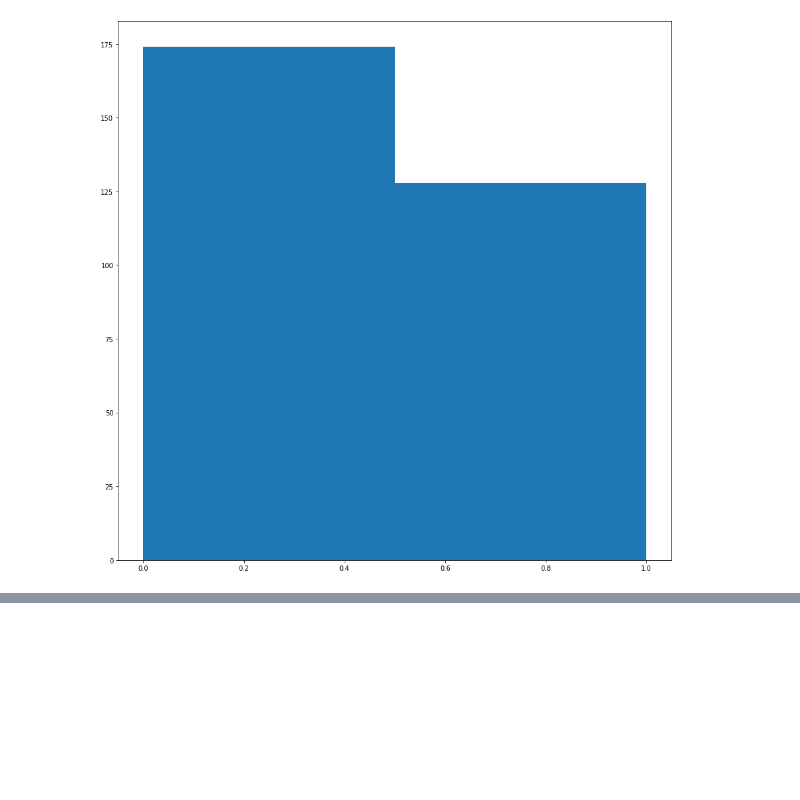
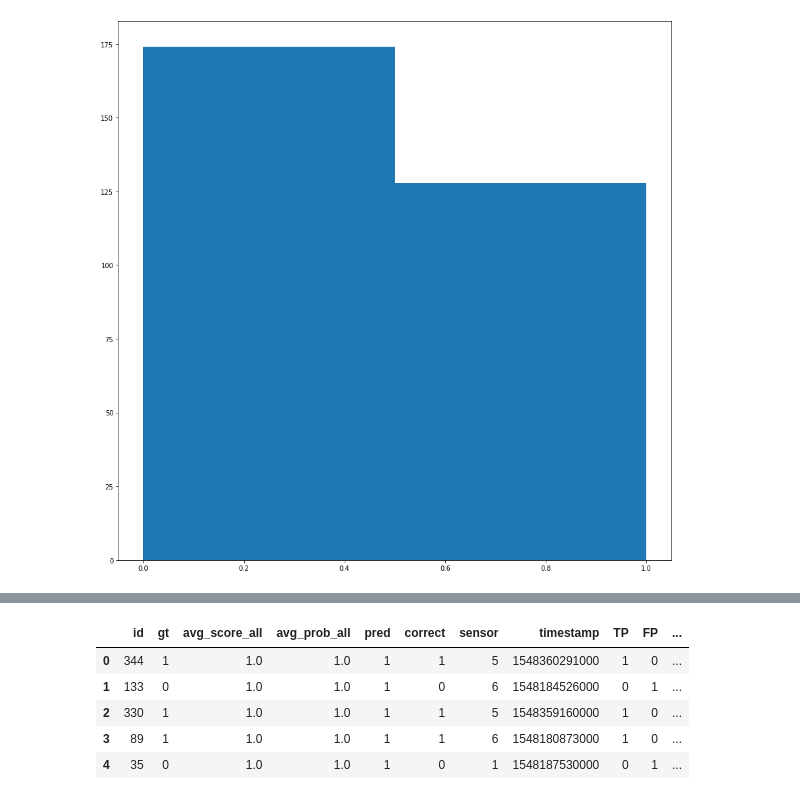
Before and after one commit to akashc1/projects, a Jupyter notebook: PAC_research_sample.ipynb, the cells around one changed output, grey strips where cells are left out. Cells and saved outputs as stored; diff of their text form; code cells hidden in the pictures; blank space fills up the shorter version.

```diff
--- a/PAC_research_sample.ipynb
+++ b/PAC_research_sample.ipynb
@@ -341,0 +390,9 @@ def calc_final_metrics(model, all_data, val_ids, int_id_map):
+# %%
+df.head()
+# %% [output]
+|  | id | gt | avg_score_all | avg_prob_all | pred | correct | sensor | timestamp | TP | FP | ... |
+| 0 | 344 | 1 | 1.0 | 1.0 | 1 | 1 | 5 | 1548360291000 | 1 | 0 | ... |
+| 1 | 133 | 0 | 1.0 | 1.0 | 1 | 0 | 6 | 1548184526000 | 0 | 1 | ... |
+| 2 | 330 | 1 | 1.0 | 1.0 | 1 | 1 | 5 | 1548359160000 | 1 | 0 | ... |
+| 3 | 89 | 1 | 1.0 | 1.0 | 1 | 1 | 6 | 1548180873000 | 1 | 0 | ... |
+| 4 | 35 | 0 | 1.0 | 1.0 | 1 | 0 | 1 | 1548187530000 | 0 | 1 | ... |
```
Also changed, not shown: parts of 14 cells of this notebook.
